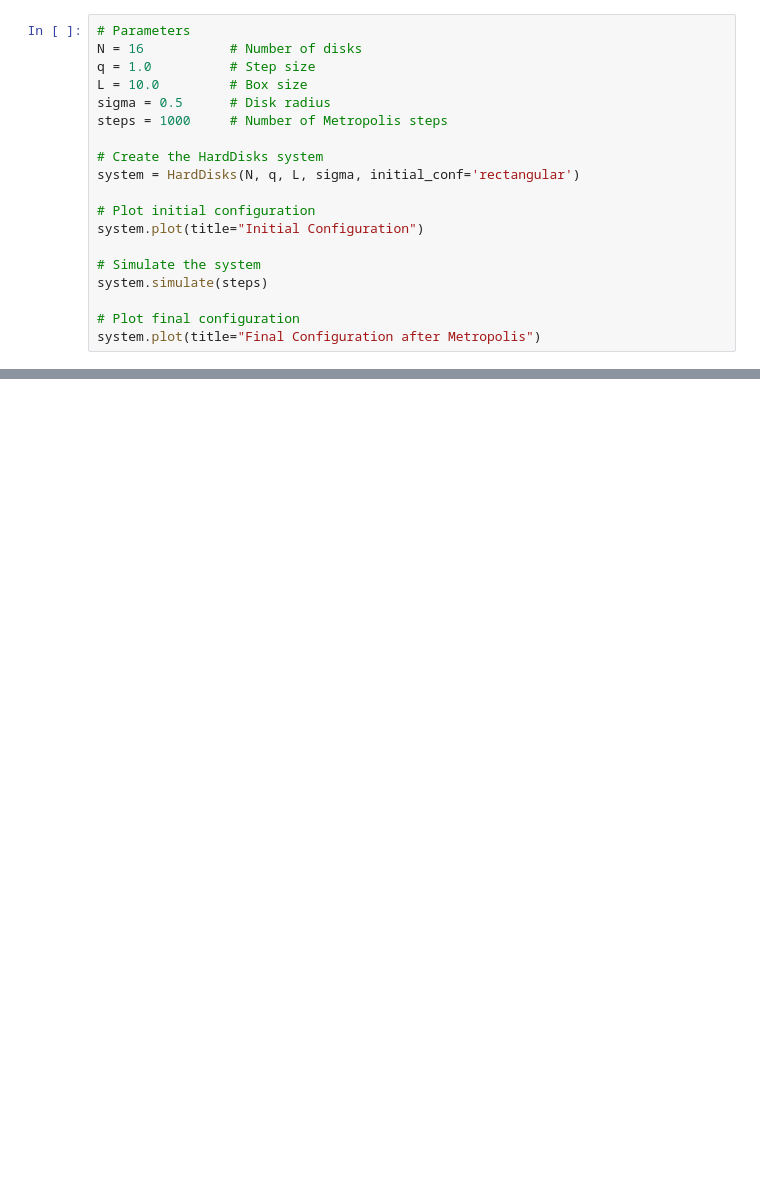
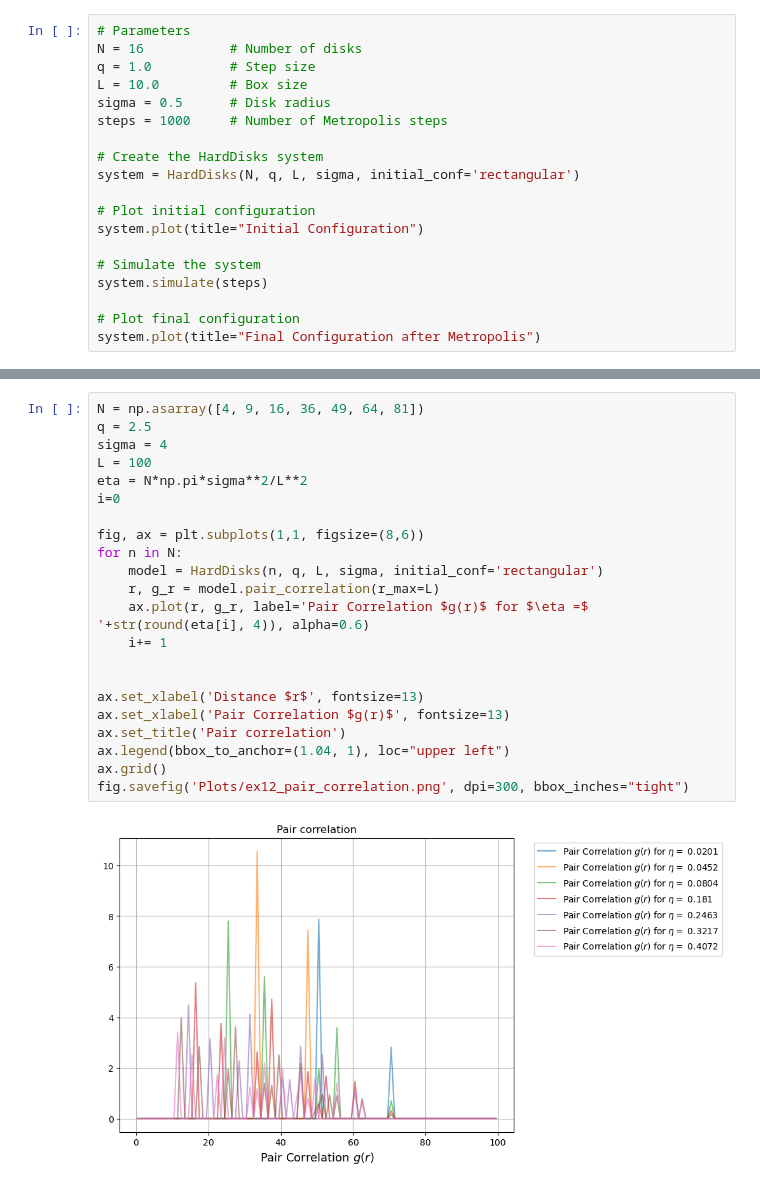
Before and after one commit to BertDepoorter/Monte-Carlo-Methods, a Jupyter notebook: HardDisks.ipynb, the cells around one changed output, grey strips where cells are left out. Saved outputs shown, nothing was run; the diff lists cells and outputs as text; blank space fills up the shorter version.

```diff
--- a/HardDisks.ipynb
+++ b/HardDisks.ipynb
@@ -181,0 +195,24 @@ X.shape: (8, 20), Y.shape: (8, 20), Z.shape: (8, 20)
+# %%
+N = np.asarray([4, 9, 16, 36, 49, 64, 81])
+q = 2.5
+sigma = 4
+L = 100
+eta = N*np.pi*sigma**2/L**2
+i=0
+
+fig, ax = plt.subplots(1,1, figsize=(8,6))
+for n in N:
+    model = HardDisks(n, q, L, sigma, initial_conf='rectangular')
+    r, g_r = model.pair_correlation(r_max=L)
+    ax.plot(r, g_r, label='Pair Correlation $g(r)$ for $\eta =$ '+str(round(eta[i], 4)), alpha=0.6)
+    i+= 1
+
+
+ax.set_xlabel('Distance $r$', fontsize=13)
+ax.set_xlabel('Pair Correlation $g(r)$', fontsize=13)
+ax.set_title('Pair correlation')
+ax.legend(bbox_to_anchor=(1.04, 1), loc="upper left")
+ax.grid()
+fig.savefig('Plots/ex12_pair_correlation.png', dpi=300, bbox_inches="tight")
+# %% [output]
+[figure, added]
```
Also changed, not shown: parts of 11 cells of this notebook, 6 other files.
